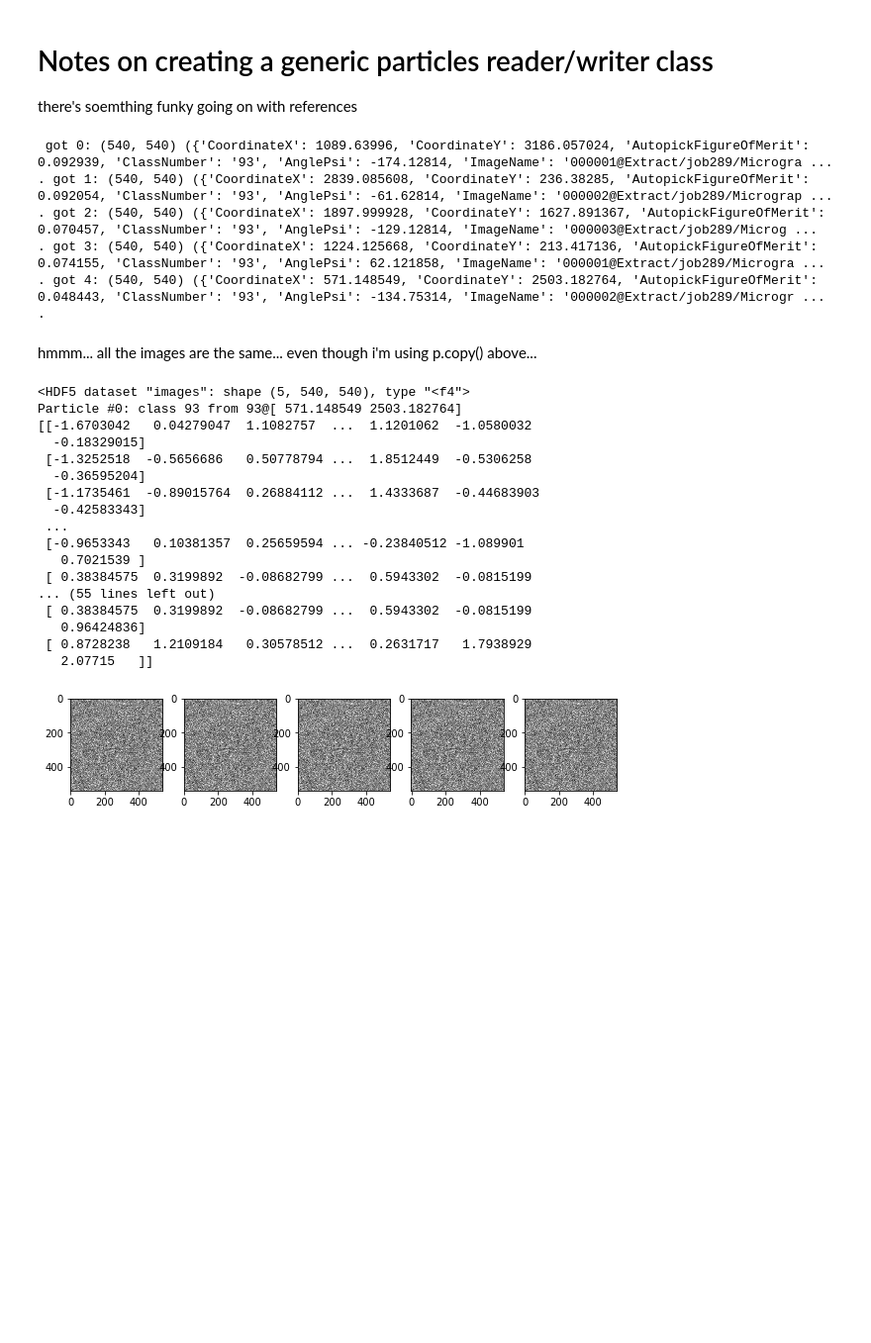
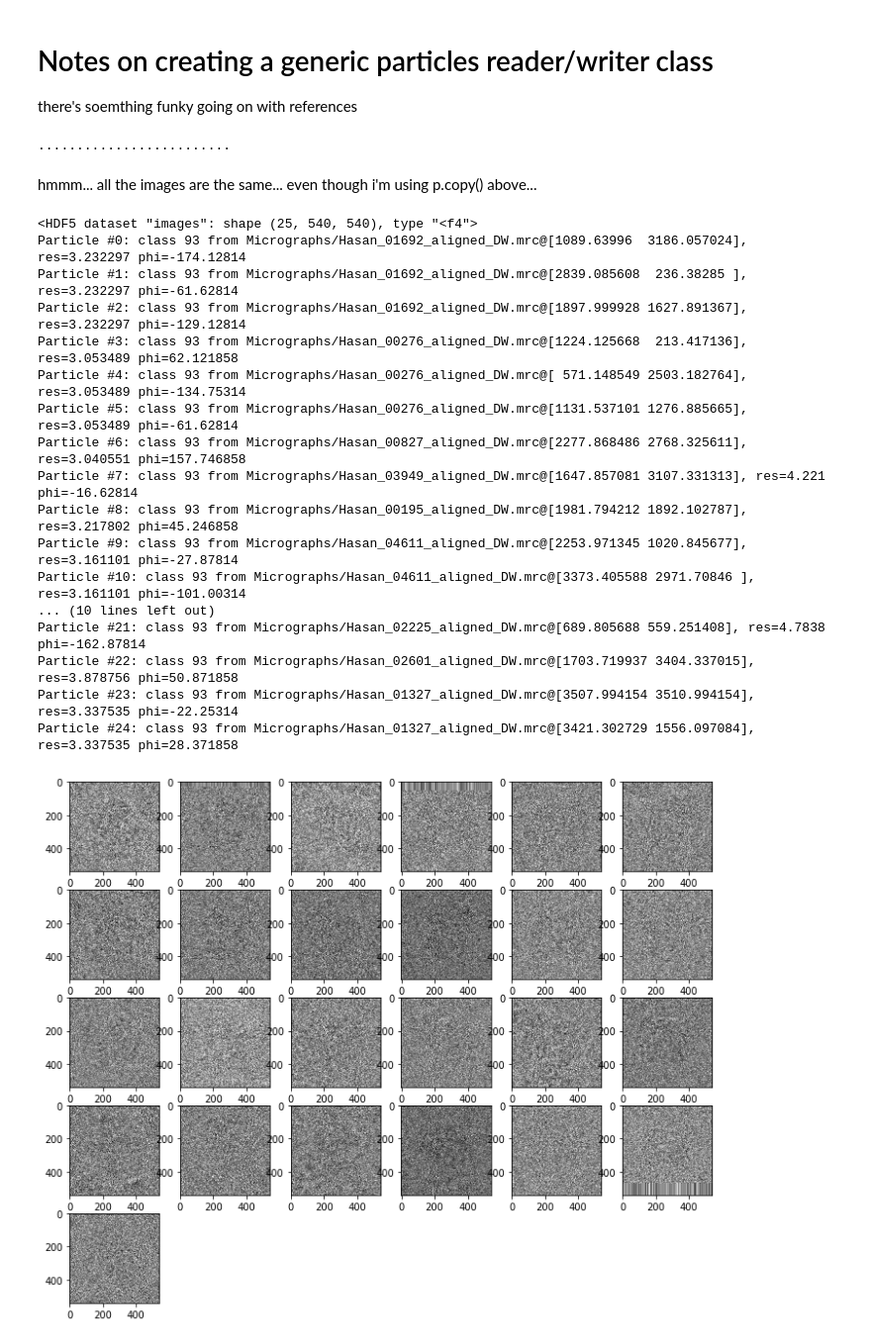
Before and after one commit to slaclab/cryoEM-notebooks, a Jupyter notebook: notebooks/Create Particle Stacks.ipynb, the cells around one changed output. Shown: that part at 99% size. Saved outputs shown, nothing was run; the diff lists cells and outputs as text; code cells hidden in the pictures; blank space fills up the shorter version.

```diff
--- a/notebooks/Create Particle Stacks.ipynb
+++ b/notebooks/Create Particle Stacks.ipynb
@@ -100,42 +97,38 @@ def create_particle_stack( output_file, file_pattern='./*.mrcs', star_pattern=('
                 break
             i = i+1
 # %%
-create_particle_stack( '/tmp/particles.hdf', file_pattern=DATADIR+"/*.mrcs", first=5 )
+create_particle_stack( '/tmp/particles.hdf', file_pattern=DATADIR+"/*.mrcs", first=25 )
 # %% [output]
- got 0: (540, 540) ({'CoordinateX': 1089.63996, 'CoordinateY': 3186.057024, 'AutopickFigureOfMerit': 0.092939, 'ClassNumber': '93', 'AnglePsi': -174.12814, 'ImageName': '000001@Extract/job289/Microgra ...
-. got 1: (540, 540) ({'CoordinateX': 2839.085608, 'CoordinateY': 236.38285, 'AutopickFigureOfMerit': 0.092054, 'ClassNumber': '93', 'AnglePsi': -61.62814, 'ImageName': '000002@Extract/job289/Micrograp ...
-. got 2: (540, 540) ({'CoordinateX': 1897.999928, 'CoordinateY': 1627.891367, 'AutopickFigureOfMerit': 0.070457, 'ClassNumber': '93', 'AnglePsi': -129.12814, 'ImageName': '000003@Extract/job289/Microg ...
-. got 3: (540, 540) ({'CoordinateX': 1224.125668, 'CoordinateY': 213.417136, 'AutopickFigureOfMerit': 0.074155, 'ClassNumber': '93', 'AnglePsi': 62.121858, 'ImageName': '000001@Extract/job289/Microgra ...
-. got 4: (540, 540) ({'CoordinateX': 571.148549, 'CoordinateY': 2503.182764, 'AutopickFigureOfMerit': 0.048443, 'ClassNumber': '93', 'AnglePsi': -134.75314, 'ImageName': '000002@Extract/job289/Microgr ...
-.
+.........................
 # %% [markdown]
 hmmm... all the images are the same... even though i'm using p.copy() above...
 # %%
 from matplotlib import pyplot as plt
 with h5py.File( '/tmp/particles.hdf', 'r' ) as f:
     print( f['particles/images'] )
     fig = plt.figure(figsize=(12, 12))
     for i in range( f['particles/images'].shape[0] ):
-        print( "Particle #%s: class %s from %s@%s \n%s " % (i, f['particles/class'][i], f['particles/source_micrograph'][i], f['particles/source_coordinates'][i], f['particles/images'][i]))
+        print( "Particle #%s: class %s from %s@%s, res=%s phi=%s " % (i, f['particles/class'][i], f['particles/source_micrograph'][i], f['particles/source_coordinates'][i], f['particles/ctf_resolution'][i], f['particles/angle_psi'][i] ) )
         fig.add_subplot( 6, 6, i+1 )
         plt.imshow( f['particles/images'][i], cmap='Greys' )
+    plt.tight_layout()
     plt.show()
 # %% [output]
-<HDF5 dataset "images": shape (5, 540, 540), type "<f4">
-Particle #0: class 93 from 93@[ 571.148549 2503.182764]
-[[-1.6703042   0.04279047  1.1082757  ...  1.1201062  -1.0580032
-  -0.18329015]
- [-1.3252518  -0.5656686   0.50778794 ...  1.8512449  -0.5306258
-  -0.36595204]
- [-1.1735461  -0.89015764  0.26884112 ...  1.4333687  -0.44683903
-  -0.42583343]
- ...
- [-0.9653343   0.10381357  0.25659594 ... -0.23840512 -1.089901
-   0.7021539 ]
- [ 0.38384575  0.3199892  -0.08682799 ...  0.5943302  -0.0815199
-... (55 lines left out)
- [ 0.38384575  0.3199892  -0.08682799 ...  0.5943302  -0.0815199
-   0.96424836]
- [ 0.8728238   1.2109184   0.30578512 ...  0.2631717   1.7938929
-   2.07715   ]]
+<HDF5 dataset "images": shape (25, 540, 540), type "<f4">
+Particle #0: class 93 from Micrographs/Hasan_01692_aligned_DW.mrc@[1089.63996  3186.057024], res=3.232297 phi=-174.12814
+Particle #1: class 93 from Micrographs/Hasan_01692_aligned_DW.mrc@[2839.085608  236.38285 ], res=3.232297 phi=-61.62814
+Particle #2: class 93 from Micrographs/Hasan_01692_aligned_DW.mrc@[1897.999928 1627.891367], res=3.232297 phi=-129.12814
+Particle #3: class 93 from Micrographs/Hasan_00276_aligned_DW.mrc@[1224.125668  213.417136], res=3.053489 phi=62.121858
+Particle #4: class 93 from Micrographs/Hasan_00276_aligned_DW.mrc@[ 571.148549 2503.182764], res=3.053489 phi=-134.75314
+Particle #5: class 93 from Micrographs/Hasan_00276_aligned_DW.mrc@[1131.537101 1276.885665], res=3.053489 phi=-61.62814
+Particle #6: class 93 from Micrographs/Hasan_00827_aligned_DW.mrc@[2277.868486 2768.325611], res=3.040551 phi=157.746858
+Particle #7: class 93 from Micrographs/Hasan_03949_aligned_DW.mrc@[1647.857081 3107.331313], res=4.221 phi=-16.62814
+Particle #8: class 93 from Micrographs/Hasan_00195_aligned_DW.mrc@[1981.794212 1892.102787], res=3.217802 phi=45.246858
+Particle #9: class 93 from Micrographs/Hasan_04611_aligned_DW.mrc@[2253.971345 1020.845677], res=3.161101 phi=-27.87814
+Particle #10: class 93 from Micrographs/Hasan_04611_aligned_DW.mrc@[3373.405588 2971.70846 ], res=3.161101 phi=-101.00314
+... (10 lines left out)
+Particle #21: class 93 from Micrographs/Hasan_02225_aligned_DW.mrc@[689.805688 559.251408], res=4.7838 phi=-162.87814
+Particle #22: class 93 from Micrographs/Hasan_02601_aligned_DW.mrc@[1703.719937 3404.337015], res=3.878756 phi=50.871858
+Particle #23: class 93 from Micrographs/Hasan_01327_aligned_DW.mrc@[3507.994154 3510.994154], res=3.337535 phi=-22.25314
+Particle #24: class 93 from Micrographs/Hasan_01327_aligned_DW.mrc@[3421.302729 1556.097084], res=3.337535 phi=28.371858
-[figure, old version]
+[figure, new version]
```
Also changed, not shown: parts of 1 cell of this notebook.
